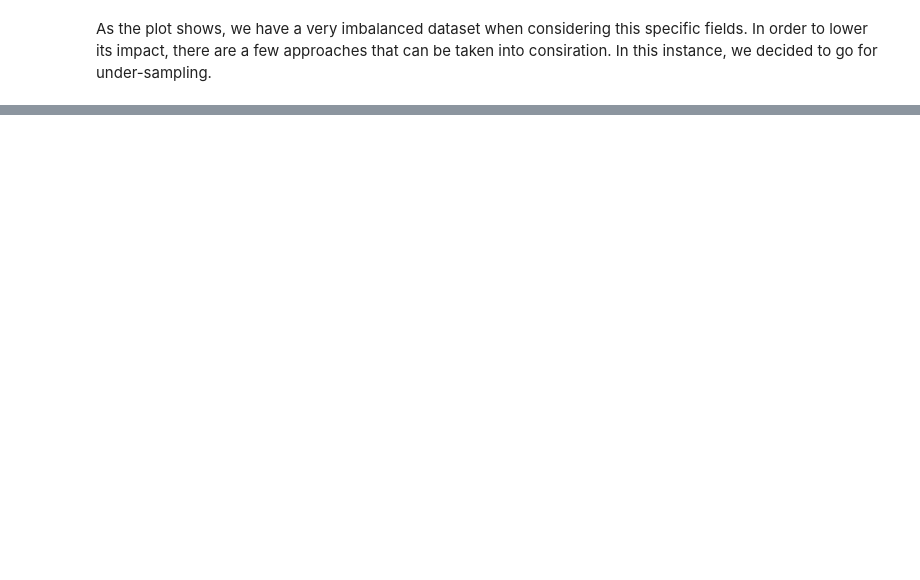
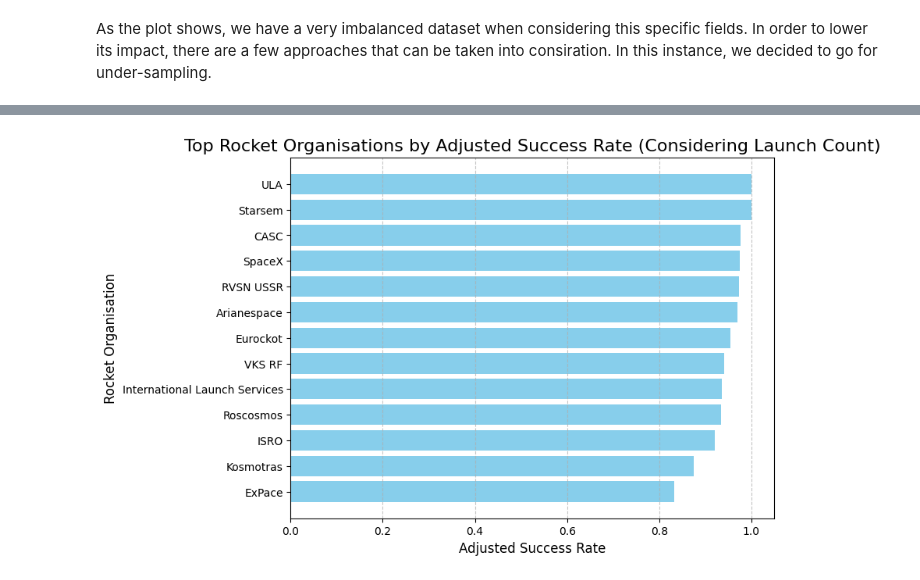
Before and after one commit to bernardodemelo/Rocket-Launch-Analysis, a Jupyter notebook: trabalho.ipynb, the cells around one changed output, grey strips where cells are left out. Saved outputs shown, nothing was run; the diff lists cells and outputs as text; code cells hidden in the pictures; blank space fills up the shorter version.

```diff
--- a/trabalho.ipynb
+++ b/trabalho.ipynb
@@ -103,11 +96,10 @@ plt.show()
 # %%
-# Drop rows where Rocket Price or Success_Binary are NaN or infinite
 import numpy as np
 import statsmodels.api as sm
 
+# Converting all the success values to binary values.
+# 1 means Success. 0 means not Success (Failure).
 launch_data['Success_Binary'] = (launch_data['Launch Status'] == 'Success').astype(int)
-launch_data = launch_data.replace([np.inf, -np.inf], np.nan)
-launch_data = launch_data.dropna(subset=['Rocket Price', 'Success_Binary'])
 
 # Redefine X and y
 X = launch_data[['Rocket Price']]
@@ -169,0 +133,12 @@ plt.show()
+# %%
+success_rate = (
+    launch_data.groupby('Rocket Organisation')['Success_Binary']
+    .agg(['count', 'sum', 'mean'])
+    .rename(columns={'count': 'Total Launches', 'sum': 'Successful Launches', 'mean': 'Success Rate'})
+)
+
+success_rate = success_rate[success_rate['Total Launches'] >= 5]
+
+success_rate = success_rate.sort_values(by=['Success Rate', 'Total Launches'], ascending=[False, False])
+
+success_rate.head()
@@ -169,0 +153,14 @@ plt.show()
+# %%
+plt.figure(figsize=(8, 6))
+plt.barh(success_rate.index, success_rate['Success Rate'], color='skyblue')
+plt.gca().invert_yaxis()
+plt.title('Top Rocket Organisations by Adjusted Success Rate (Considering Launch Count)', fontsize=16)
+plt.xlabel('Adjusted Success Rate', fontsize=12)
+plt.ylabel('Rocket Organisation', fontsize=12)
+plt.grid(axis='x', linestyle='--', alpha=0.7)
+plt.show()
+
+
+#we should take in consideration the amount of launches. ULA wins in this approach with 47 launches, where SPACEX loses with hundreds of launches
+# %% [output]
+[figure, added]
```
Also changed, not shown: parts of 11 cells of this notebook.
